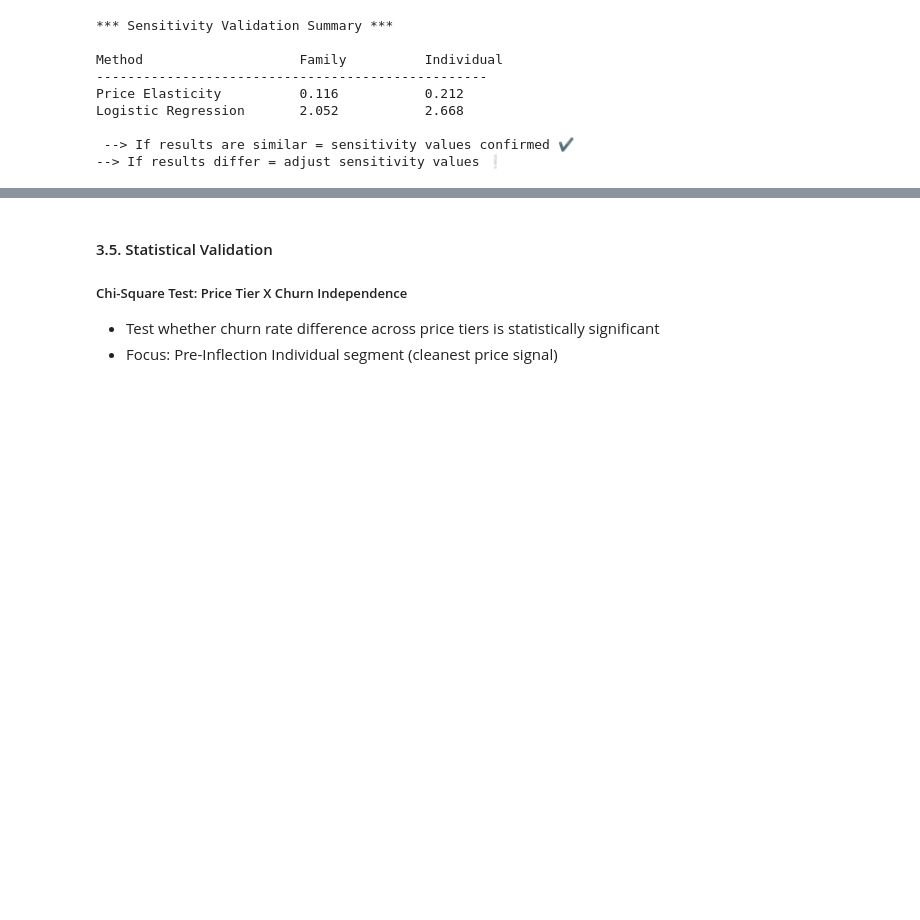
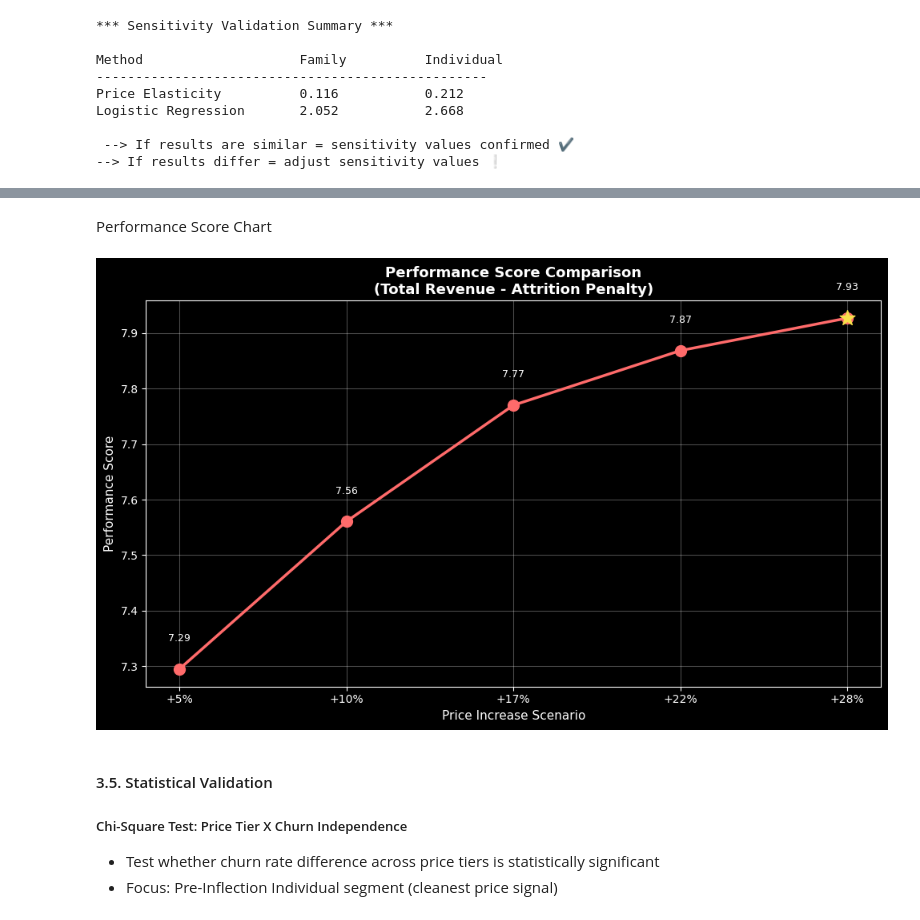
Before and after one commit to coolmich0904/YOUTUBE_CHURN_PRICE_RISK, a Jupyter notebook: notebooks/eda_03_price_threshold.ipynb, the cells around one changed output, grey strips where cells are left out. Drawn from its saved outputs; the diff is of its cells as text; code cells hidden in the pictures; blank space fills up the shorter version.

```diff
--- a/notebooks/eda_03_price_threshold.ipynb
+++ b/notebooks/eda_03_price_threshold.ipynb
@@ -848,3 +1068,37 @@ plt.show()
+# %% [markdown]
+Performance Score Chart
+# %%
+# Performance Score Chart
+fig, ax = plt.subplots(figsize=(10, 6))
+
+x = np.arange(len(perf_df))
+scenarios = perf_df['Scenario'].tolist()
+perf_scores = perf_df['Performance Score'].tolist()
+
+ax.plot(x, perf_scores,
+        marker='o', linewidth=2.5, markersize=10,
+        color='#FF6B6B', label='Performance Score')
+
+optimal_idx = perf_df['Performance Score'].idxmax()
+ax.scatter(optimal_idx, perf_scores[optimal_idx],
+          s=200, marker='*', color='#F9E04B', zorder=4)
+
+ax.set_xticks(x)
+ax.set_xticklabels(scenarios)
+ax.set_title('Performance Score Comparison\n(Total Revenue - Attrition Penalty)',
+            fontsize=13, fontweight='bold')
+ax.set_xlabel('Price Increase Scenario', fontsize=11)
+ax.set_ylabel('Performance Score', fontsize=11)
+ax.grid(True, alpha=0.3)
+
+for i, v in enumerate(perf_scores):
+    ax.text(i, v + 0.05, f'{v:.2f}', ha='center', fontsize=9)
+
+plt.tight_layout()
+plt.savefig('../outputs/eda_03/chart_5_performance_score.png', dpi=150, bbox_inches='tight')
+plt.show()
+# %% [output]
+[figure, added]
 # %% [markdown]
 #### 3.5. Statistical Validation
 
```
Also changed, not shown: parts of 10 cells of this notebook, 5 other files.
